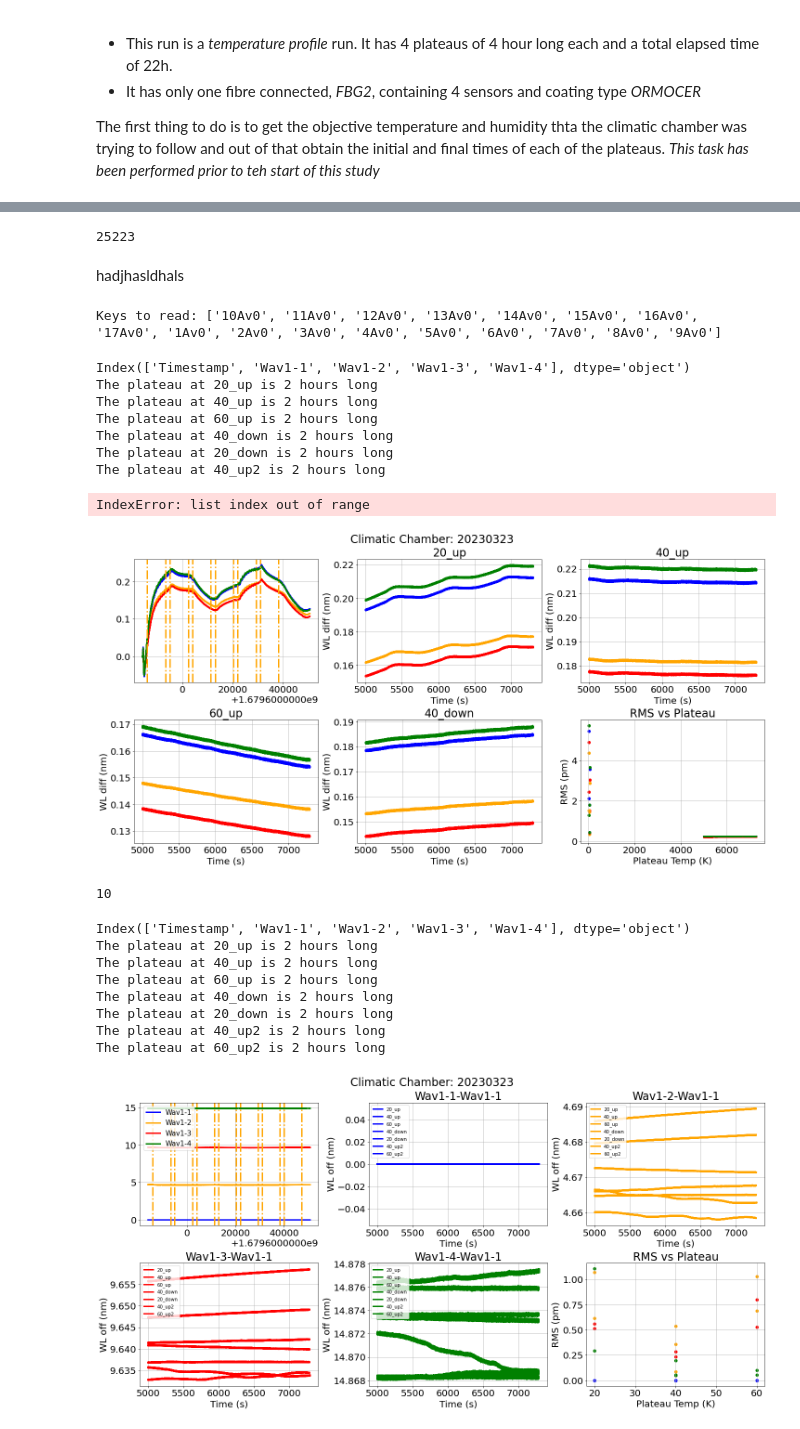
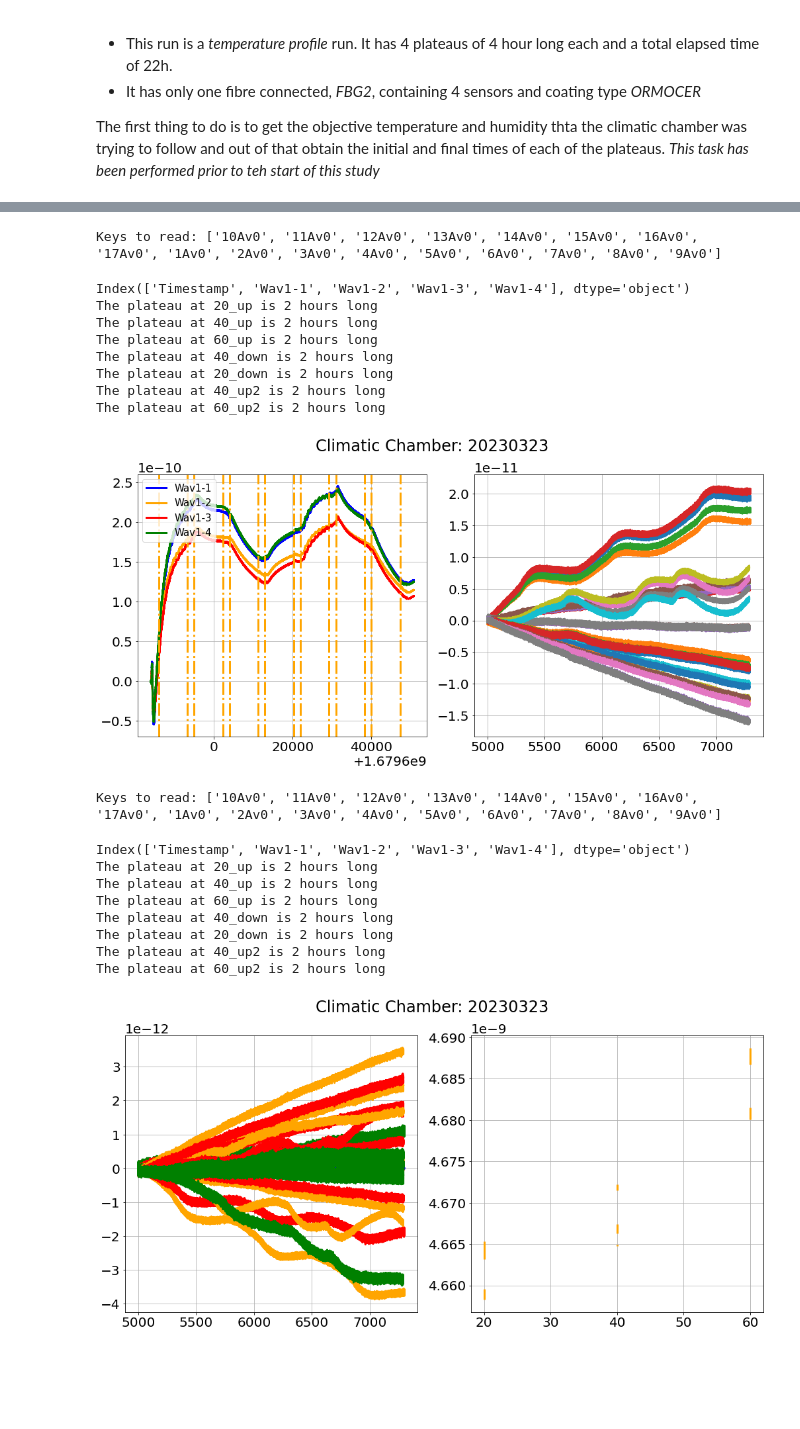
Before and after one commit to jcapo96/FBG_TMS, a Jupyter notebook: ana/march_runs/fbgs_characterisation.ipynb, the cells around one changed output, grey strips where cells are left out. Cells and saved outputs as stored; diff of their text form; code cells hidden in the pictures; blank space fills up the shorter version.

```diff
--- a/ana/march_runs/fbgs_characterisation.ipynb
+++ b/ana/march_runs/fbgs_characterisation.ipynb
@@ -348,13 +155,6 @@ The plateau at 213_down is 4 hours long
-# %%
-gc.collect()
-# %% [output]
-25223
-# %% [markdown]
-hadjhasldhals
 # %%
 date = "20230323"
-peaks = getters.get_raw_data(path_to_split=path+date+"/", filetype="peaks", pol="Av").sort_values(by="Timestamp").reset_index(drop=True)
-plot_fbg_profile(date, peaks)
+plot_fbg_profile(date)
 # %% [output]
 Keys to read: ['10Av0', '11Av0', '12Av0', '13Av0', '14Av0', '15Av0', '16Av0', '17Av0', '1Av0', '2Av0', '3Av0', '4Av0', '5Av0', '6Av0', '7Av0', '8Av0', '9Av0']
 Index(['Timestamp', 'Wav1-1', 'Wav1-2', 'Wav1-3', 'Wav1-4'], dtype='object')
@@ -364,21 +164,18 @@ The plateau at 60_up is 2 hours long
 The plateau at 40_down is 2 hours long
 The plateau at 20_down is 2 hours long
 The plateau at 40_up2 is 2 hours long
+The plateau at 60_up2 is 2 hours long
-IndexError: list index out of range
-[figure, old version]
+[figure, new version]
-# %%
-gc.collect()
-# %% [output]
-10
 # %%
-plot_fbg_offsets(date, peaks)
+plot_fbg_offsets(date)
 # %% [output]
-Index(['Timestamp', 'Wav1-1', 'Wav1-2', 'Wav1-3', 'Wav1-4'], dtype='object')
-The plateau at 20_up is 2 hours long
-The plateau at 40_up is 2 hours long
-The plateau at 60_up is 2 hours long
-The plateau at 40_down is 2 hours long
-The plateau at 20_down is 2 hours long
-The plateau at 40_up2 is 2 hours long
-The plateau at 60_up2 is 2 hours long
+Keys to read: ['10Av0', '11Av0', '12Av0', '13Av0', '14Av0', '15Av0', '16Av0', '17Av0', '1Av0', '2Av0', '3Av0', '4Av0', '5Av0', '6Av0', '7Av0', '8Av0', '9Av0']
+Index(['Timestamp', 'Wav1-1', 'Wav1-2', 'Wav1-3', 'Wav1-4'], dtype='object')
+The plateau at 20_up is 2 hours long
+The plateau at 40_up is 2 hours long
+The plateau at 60_up is 2 hours long
+The plateau at 40_down is 2 hours long
+The plateau at 20_down is 2 hours long
+The plateau at 40_up2 is 2 hours long
+The plateau at 60_up2 is 2 hours long
-[figure, old version]
+[figure, new version]
```
Also changed, not shown: parts of 20 cells of this notebook, 3 other files.
